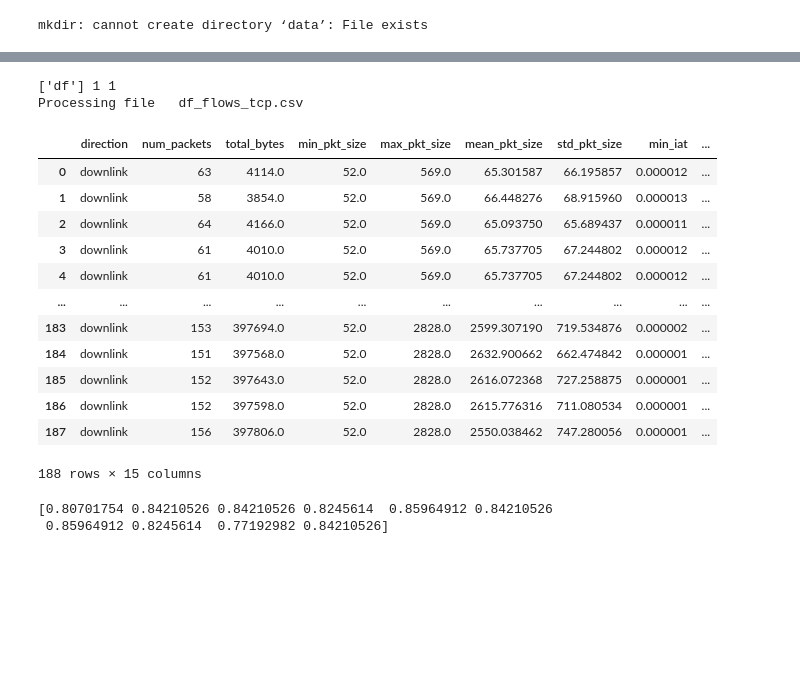
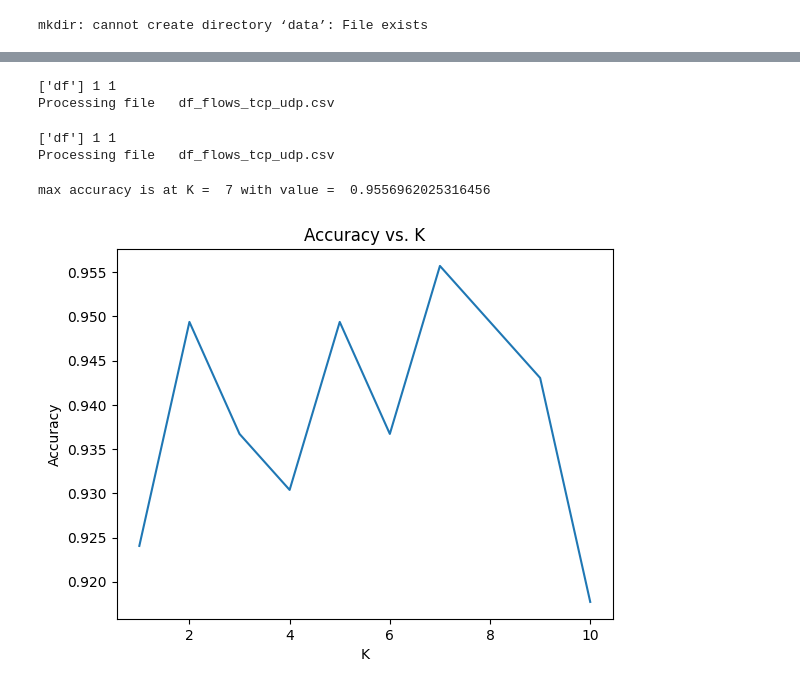
Before and after one commit to tugrul-kok/NMDA, a Jupyter notebook: HW2-HTTP-Traffic/Untitled1.ipynb, the cells around one changed output, grey strips where cells are left out. Saved outputs shown, nothing was run; the diff lists cells and outputs as text; code cells hidden in the pictures; blank space fills up the shorter version.

```diff
--- a/HW2-HTTP-Traffic/Untitled1.ipynb
+++ b/HW2-HTTP-Traffic/Untitled1.ipynb
@@ -343,7 +271,7 @@ tcpdumpfiles = [f for f in listdir(path) if isfile(join(path, f))]
 apps = np.unique([f.split('_')[0] for f in tcpdumpfiles])
 print(apps, len(apps), len(tcpdumpfiles))
 
-dataset = pd.DataFrame()
+dataset_tcp = pd.DataFrame()
 for f in tcpdumpfiles:
   print('Processing file  ', f)
   df = pd.read_csv(join(path,f))
@@ -353,31 +281,41 @@ for f in tcpdumpfiles:
     flow_features = extract_features(flow,df_flow)
     flow_features['app'] = df_flow['label'].iloc[0] ;
     if(flow_features['direction']=='downlink'):
-      dataset = dataset.append(flow_features,ignore_index=True);
+      dataset_tcp = dataset_tcp.append(flow_features,ignore_index=True);
 
-display(dataset)
-dataset.to_csv('traffic_classification_dataset.csv', index=False, line_terminator='\n')
+path = 'data/'
+tcpdumpfiles = [f for f in listdir(path) if isfile(join(path, f))]
+apps = np.unique([f.split('_')[0] for f in tcpdumpfiles])
+print(apps, len(apps), len(tcpdumpfiles))
+
+dataset_udp = pd.DataFrame()
+for f in tcpdumpfiles:
+  print('Processing file  ', f)
+  df = pd.read_csv(join(path,f))
+  df_tcp = df[df["ip.proto"]==17]
+  df_flows_tcp = df_tcp.groupby(["ip.src","ip.dst","udp.srcport","udp.dstport"])
+  for flow,df_flow in df_flows_udp: #flow is a tuple representing the flow, df_flow is the dataframe with all packets of the flow
+    flow_features = extract_features(flow,df_flow)
+    flow_features['app'] = df_flow['label'].iloc[0] ;
+    if(flow_features['direction']=='downlink'):
+      dataset_udp = dataset_udp.append(flow_features,ignore_index=True);
+
+dataset_tcp.head()
+dataset_udp.head()
+dataset_tcp.to_csv('traffic_classification_tcp_dataset.csv', index=False, line_terminator='\n')
+dataset_udp.to_csv('traffic_classification_udp_dataset.csv', index=False, line_terminator='\n')
 # %% [output]
 ['df'] 1 1
-Processing file   df_flows_tcp.csv
+Processing file   df_flows_tcp_udp.csv
-|  | direction | num_packets | total_bytes | min_pkt_size | max_pkt_size | mean_pkt_size | std_pkt_size | min_iat | ... |
-| 0 | downlink | 63 | 4114.0 | 52.0 | 569.0 | 65.301587 | 66.195857 | 0.000012 | ... |
-| 1 | downlink | 58 | 3854.0 | 52.0 | 569.0 | 66.448276 | 68.915960 | 0.000013 | ... |
-| 2 | downlink | 64 | 4166.0 | 52.0 | 569.0 | 65.093750 | 65.689437 | 0.000011 | ... |
-| 3 | downlink | 61 | 4010.0 | 52.0 | 569.0 | 65.737705 | 67.244802 | 0.000012 | ... |
-| 4 | downlink | 61 | 4010.0 | 52.0 | 569.0 | 65.737705 | 67.244802 | 0.000012 | ... |
-| ... | ... | ... | ... | ... | ... | ... | ... | ... | ... |
-| 183 | downlink | 153 | 397694.0 | 52.0 | 2828.0 | 2599.307190 | 719.534876 | 0.000002 | ... |
-| 184 | downlink | 151 | 397568.0 | 52.0 | 2828.0 | 2632.900662 | 662.474842 | 0.000001 | ... |
-| 185 | downlink | 152 | 397643.0 | 52.0 | 2828.0 | 2616.072368 | 727.258875 | 0.000001 | ... |
-| 186 | downlink | 152 | 397598.0 | 52.0 | 2828.0 | 2615.776316 | 711.080534 | 0.000001 | ... |
-| 187 | downlink | 156 | 397806.0 | 52.0 | 2828.0 | 2550.038462 | 747.280056 | 0.000001 | ... |
-188 rows × 15 columns
+['df'] 1 1
+Processing file   df_flows_tcp_udp.csv
 # %%
 import numpy as np
 import matplotlib.pyplot as plt
 from sklearn.metrics import ConfusionMatrixDisplay
-X = dataset.drop(['direction','sport','dport'],axis=1).dropna();
+X_TCP = dataset_tcp.drop(['direction','sport','dport'],axis=1).dropna();
+X_UDP = dataset_udp.drop(['direction','sport','dport'],axis=1).dropna();
+X = pd.concat([X_TCP, X_UDP], ignore_index=True)
 APP = X['app']
 X = X.drop(['app'],axis=1)
 
@@ -408,35 +346,41 @@ for K in range(1,11):
   APP_test_predicted = []
   for index, row in X_norm_test.iterrows():
     #test_entry = row.values.tolist()
     distances = []
     for ii, rr in X_norm_train.iterrows():
       #train_entry = rr.values.tolist()
       #distances.append(np.linalg.norm(np.array(test_entry)-np.array(train_entry)))
       distances.append(np.linalg.norm(np.array(row.to_numpy() - rr.to_numpy())))
 
     min_idx = np.argmin(distances)
 
     #sorted_idx = np.argsort(distances)
     #predicted_app = APP_train.iloc[sorted_idx[1:K+1]].mode()
 
     predicted_app = APP_train.iloc[min_idx]
     APP_test_predicted.append(predicted_app)
     if(APP_test.iloc[i] == predicted_app):
         accuracy = accuracy+1
     i = i+1
 
   accuracies = np.append(accuracies, accuracy/len(APP_test))
 
-plt.plot(accuracies)
+K = np.argmax(accuracies) + 1
+print("max accuracy is at K = ",K, "with value = ", accuracies[K-1])
+
+# Assuming accuracies is already populated with accuracy values
+K_values = np.arange(1, len(accuracies) + 1)
+
+# Plotting the accuracies against K+1
+plt.plot(K_values, accuracies)
 
 # Adding labels and title
 plt.xlabel('K')
 plt.ylabel('Accuracy')
 plt.title('Accuracy vs. K')
 
 # Displaying the plot
-plt.show()#fig, ax = plt.subplots(figsize=(15, 15));
-#ConfusionMatrixDisplay.from_predictions(APP_test_predicted, APP_test, ax=ax);
+plt.show()
 # %% [output]
-[0.80701754 0.84210526 0.84210526 0.8245614  0.85964912 0.84210526
- 0.85964912 0.8245614  0.77192982 0.84210526]
+max accuracy is at K =  7 with value =  0.9556962025316456
+[figure, added]
```
Also changed, not shown: parts of 13 cells of this notebook, 3 other files.
